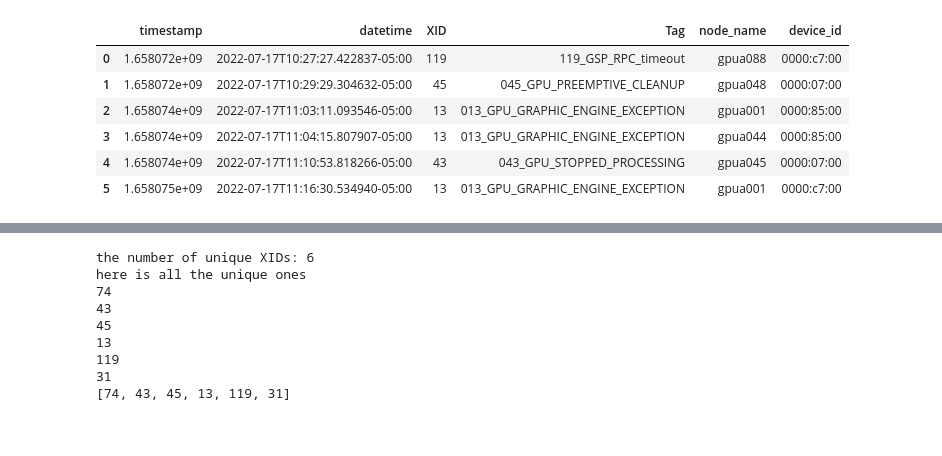
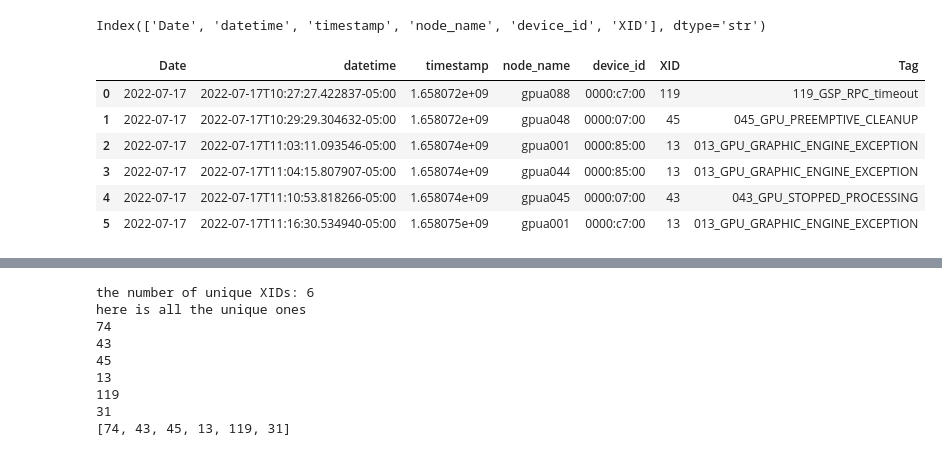
Before and after one commit to DhruvVohra11/gpu_cluster_analysis, a Jupyter notebook: ProjectPart1.ipynb, the cells around one changed output, grey strips where cells are left out. Drawn from its saved outputs; the diff is of its cells as text; code cells hidden in the pictures.

```diff
--- a/ProjectPart1.ipynb
+++ b/ProjectPart1.ipynb
@@ -10,29 +8,34 @@ Requirement already satisfied: six>=1.5 in /Users/dhruvvohra/Library/Python/3.13
 # %%
 
  # task 0 part 1
 import pandas as pd
 
 # 1. Load the raw dictionary
 raw_dict = pd.read_pickle("delta_a100_gpu_xid_dataset.pkl")
 
 # 3. Flatten the dictionary into a single list of all errors
 all_errors = []
 for date, error_list in raw_dict.items():
-   all_errors.extend(error_list)
+   for i in error_list:
+      i["Date"] = date
+      all_errors.append(i)
 
 # 4. Convert that list into a Pandas DataFrame
+print(df.columns)
 df = pd.DataFrame(all_errors)
+df = df[["Date", "datetime", "timestamp", "node_name", "device_id","XID","Tag"]]
 df.sort_values(by = 'timestamp')
 
 df.head(6)
 # %% [output]
+Index(['Date', 'datetime', 'timestamp', 'node_name', 'device_id', 'XID'], dtype='str')
-|  | timestamp | datetime | XID | Tag | node_name | device_id |
-| 0 | 1.658072e+09 | 2022-07-17T10:27:27.422837-05:00 | 119 | 119_GSP_RPC_timeout | gpua088 | 0000:c7:00 |
-| 1 | 1.658072e+09 | 2022-07-17T10:29:29.304632-05:00 | 45 | 045_GPU_PREEMPTIVE_CLEANUP | gpua048 | 0000:07:00 |
-| 2 | 1.658074e+09 | 2022-07-17T11:03:11.093546-05:00 | 13 | 013_GPU_GRAPHIC_ENGINE_EXCEPTION | gpua001 | 0000:85:00 |
-| 3 | 1.658074e+09 | 2022-07-17T11:04:15.807907-05:00 | 13 | 013_GPU_GRAPHIC_ENGINE_EXCEPTION | gpua044 | 0000:85:00 |
-| 4 | 1.658074e+09 | 2022-07-17T11:10:53.818266-05:00 | 43 | 043_GPU_STOPPED_PROCESSING | gpua045 | 0000:07:00 |
-| 5 | 1.658075e+09 | 2022-07-17T11:16:30.534940-05:00 | 13 | 013_GPU_GRAPHIC_ENGINE_EXCEPTION | gpua001 | 0000:c7:00 |
+|  | Date | datetime | timestamp | node_name | device_id | XID | Tag |
+| 0 | 2022-07-17 | 2022-07-17T10:27:27.422837-05:00 | 1.658072e+09 | gpua088 | 0000:c7:00 | 119 | 119_GSP_RPC_timeout |
+| 1 | 2022-07-17 | 2022-07-17T10:29:29.304632-05:00 | 1.658072e+09 | gpua048 | 0000:07:00 | 45 | 045_GPU_PREEMPTIVE_CLEANUP |
+| 2 | 2022-07-17 | 2022-07-17T11:03:11.093546-05:00 | 1.658074e+09 | gpua001 | 0000:85:00 | 13 | 013_GPU_GRAPHIC_ENGINE_EXCEPTION |
+| 3 | 2022-07-17 | 2022-07-17T11:04:15.807907-05:00 | 1.658074e+09 | gpua044 | 0000:85:00 | 13 | 013_GPU_GRAPHIC_ENGINE_EXCEPTION |
+| 4 | 2022-07-17 | 2022-07-17T11:10:53.818266-05:00 | 1.658074e+09 | gpua045 | 0000:07:00 | 43 | 043_GPU_STOPPED_PROCESSING |
+| 5 | 2022-07-17 | 2022-07-17T11:16:30.534940-05:00 | 1.658075e+09 | gpua001 | 0000:c7:00 | 13 | 013_GPU_GRAPHIC_ENGINE_EXCEPTION |
 # %%
 
 march_10_2024_errors = df[df['datetime'].astype(str).str.startswith('2024-03-10')]
```
Also changed, not shown: parts of 5 cells of this notebook.
